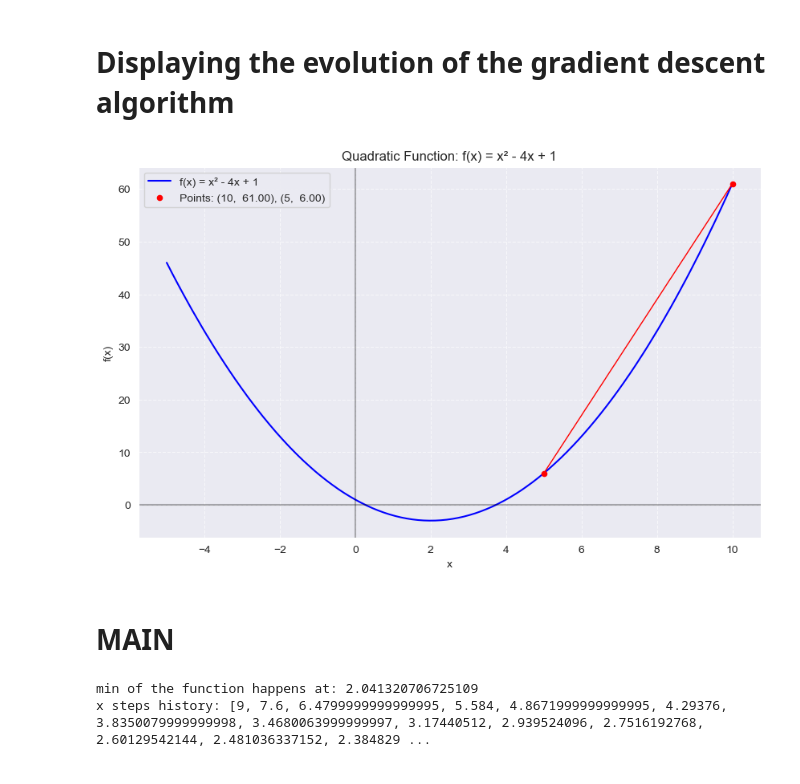
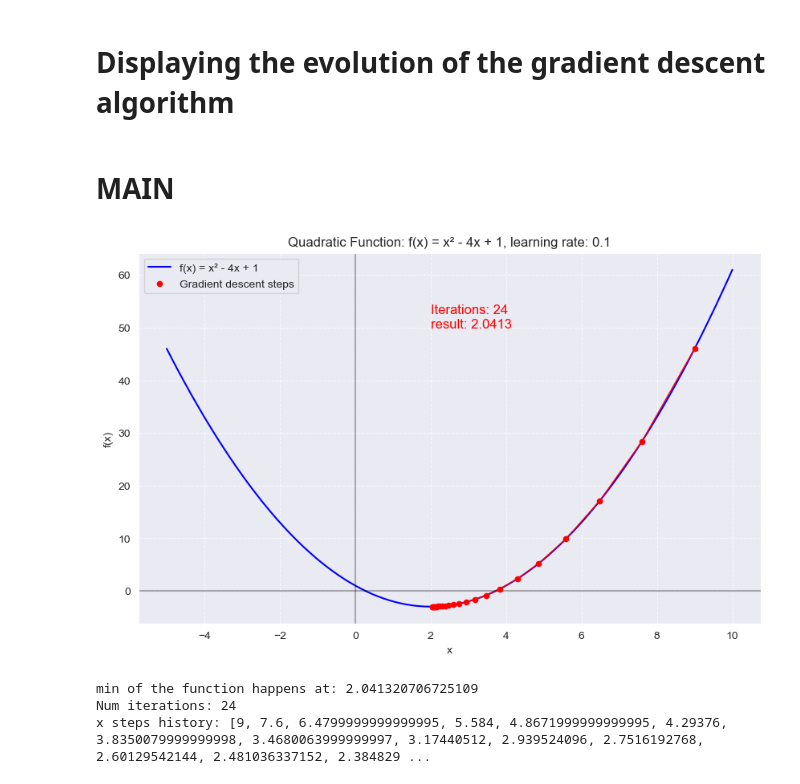
Before and after one commit to ceperezegma/simple_linear_regression, a Jupyter notebook: linear_regression/intro_gradient_descent.ipynb, the cells around one changed output. Cells and saved outputs as stored; diff of their text form; code cells hidden in the pictures.

Commit message:
Adding gradient descent animation

```diff
--- a/linear_regression/intro_gradient_descent.ipynb
+++ b/linear_regression/intro_gradient_descent.ipynb
@@ -28,50 +30,59 @@ def gradient_descent(start:float, gradient: Callable[[float], float], learn_rate
 # %% [markdown]
 # Displaying the evolution of the gradient descent algorithm
 # %%
-# Function points
-x = np.linspace(-5, 10, 100)
-y = function(x)
+def display_gradient_descent(history, learning_rate):
+    # Function points
+    x = np.linspace(-5, 10, 100)
+    y = function(x)
 
-# Gradient descent step points evolution
-x1 = 10
-x2 = 5
-y1 = function(x1)
-y2 = function(x2)
-
-# Displaying the chart for the function
-plt.figure(figsize=(10, 6))
-plt.plot(x, y, 'b-', label='f(x) = x² - 4x + 1')
-
-# Adding the gradient descent points
-plt.scatter([x1, x2], [y1, y2], color='red', s=20, zorder=5, label=f"Points: ({x1}, {y1: .2f}), ({x2}, {y2: .2f})")
-plt.plot([x1, x2], [y1, y2], 'r-', linewidth=1)
+    # Gradient descent step points evolution
+    x_gradient = history
+    y_gradient = [function(x) for x in x_gradient]
 
 
-# Add grid
-plt.grid(True, linestyle='--', alpha=0.7)
+    # Displaying the chart for the function
+    plt.figure(figsize=(10, 6))
+    plt.plot(x, y, 'b-', label='f(x) = x² - 4x + 1')
 
-# Add title and labels
-plt.title('Quadratic Function: f(x) = x² - 4x + 1')
-plt.xlabel('x')
-plt.ylabel('f(x)')
+    # Adding the gradient descent points
+    plt.scatter(x_gradient, y_gradient, color='red', s=20, zorder=5, label=f"Gradient descent steps")    # Displays the steps points
+    plt.plot(x_gradient, y_gradient, 'r-', linewidth=1)    # Makes a line between steps points
 
-# Add legend
-plt.legend()
+    # Add grid
+    plt.grid(True, linestyle='--', alpha=0.7)
 
-# Add x and y axis lines
-plt.axhline(y=0, color='k', linestyle='-', alpha=0.3)
-plt.axvline(x=0, color='k', linestyle='-', alpha=0.3)
+    # Add title and labels
+    plt.title(f"Quadratic Function: f(x) = x² - 4x + 1, learning rate: {learning_rate}")
+    plt.xlabel('x')
+    plt.ylabel('f(x)')
 
-plt.show()
+    # Add a simple text
+    plt.text(2, 50, f"Iterations: {len(x_gradient)}\nresult: {round(x_gradient[-1], 4)}",
+         fontsize=12,
+         color='red',
+         horizontalalignment='left')
+
+    # Add legend
+    plt.legend()
+
+    # Add x and y axis lines
+    plt.axhline(y=0, color='k', linestyle='-', alpha=0.3)
+    plt.axvline(x=0, color='k', linestyle='-', alpha=0.3)
+
+    plt.show()
-# %% [output]
-[figure, removed]
 # %% [markdown]
 # MAIN
 # %%
-history, result = gradient_descent(9, gradient_function, 0.1, 100)
+learning_rate = 0.1
+history, result = gradient_descent(9, gradient_function, learning_rate, 100)
+display_gradient_descent(history, learning_rate)
+
 
 print(f"min of the function happens at: {result}")
+print(f"Num iterations: {len(history)}")
 print(f"x steps history: {history}")
 # %% [output]
+[figure, added]
 min of the function happens at: 2.041320706725109
+Num iterations: 24
 x steps history: [9, 7.6, 6.4799999999999995, 5.584, 4.8671999999999995, 4.29376, 3.8350079999999998, 3.4680063999999997, 3.17440512, 2.939524096, 2.7516192768, 2.60129542144, 2.481036337152, 2.384829 ...
```
Also changed, not shown: parts of 12 cells of this notebook, 3 other files.
